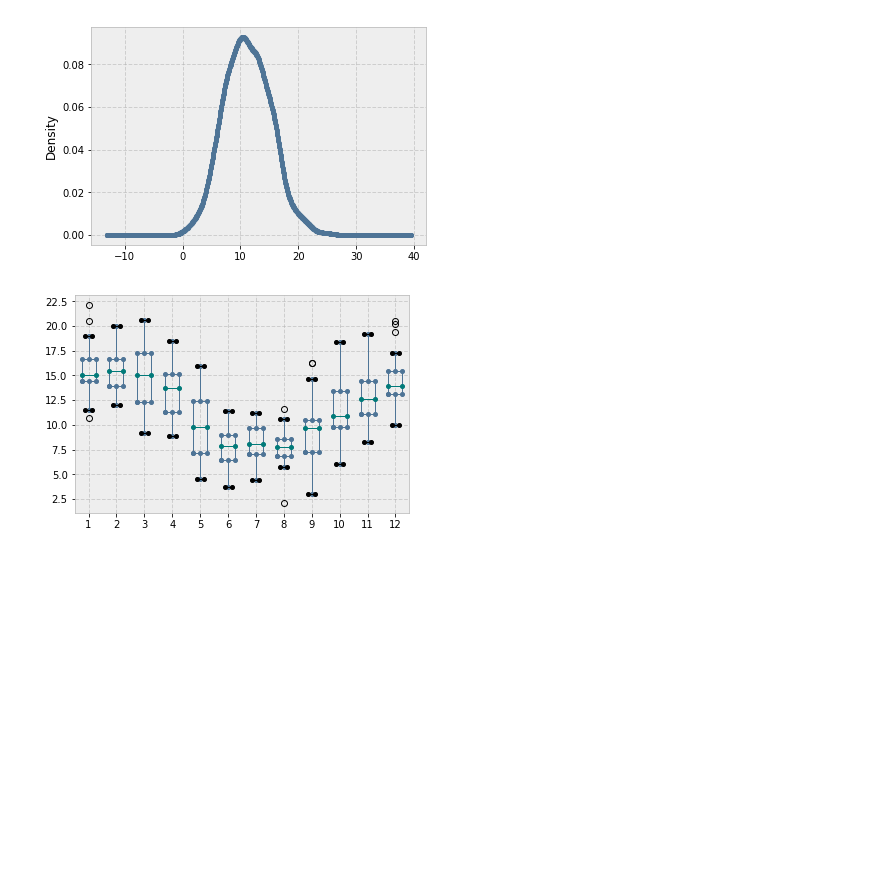
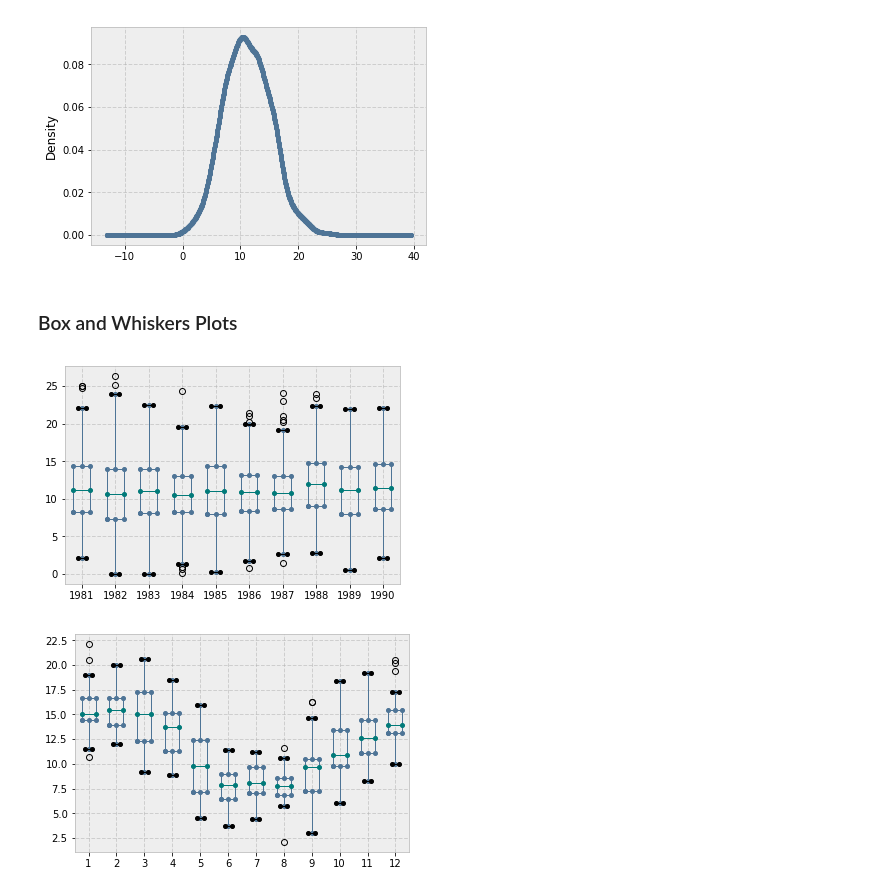
Before and after one commit to milindnirgun/pycharts, a Jupyter notebook: TimeSeries.ipynb, the cells around one changed output. Drawn from its saved outputs; the diff is of its cells as text; code cells hidden in the pictures; blank space fills up the shorter version.

```diff
--- a/TimeSeries.ipynb
+++ b/TimeSeries.ipynb
@@ -52,6 +94,12 @@ series.hist();
 series.plot(kind='kde');
 # %% [output]
 [figure]
+# %% [markdown]
+### Box and Whiskers Plots
+# %%
+years.boxplot();
+# %% [output]
+[figure, added]
 # %%
 one_year = series['1990']
 groups = one_year.groupby(TimeGrouper('M'))
```
Also changed, not shown: parts of 17 cells of this notebook, 1 other file.
